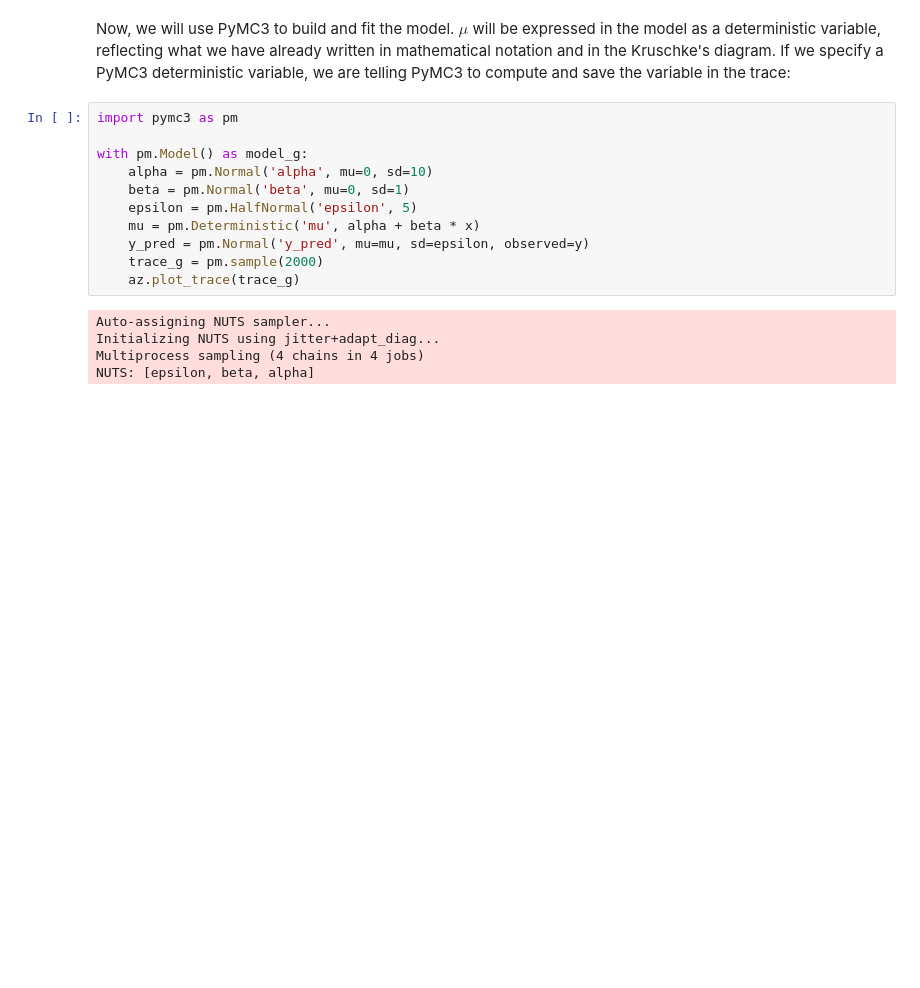
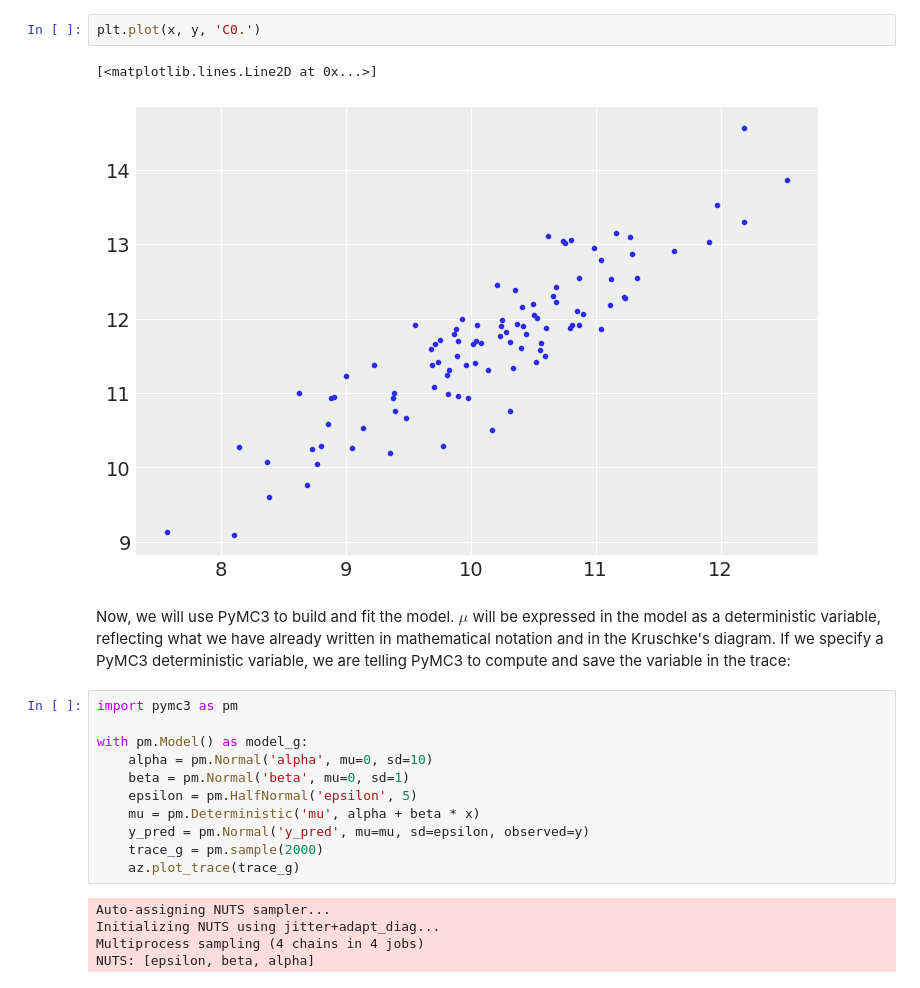
Before and after one commit to carlosds731/BayesianStats, a Jupyter notebook: 2021_03_03.ipynb, the cells around one changed output. Drawn from its saved outputs; the diff is of its cells as text; blank space fills up the shorter version.

```diff
--- a/2021_03_03.ipynb
+++ b/2021_03_03.ipynb
@@ -181,3 +181,8 @@ plt.tight_layout()
+# %%
+plt.plot(x, y, 'C0.')
+# %% [output]
+[<matplotlib.lines.Line2D at 0x...>]
+[figure, added]
 # %% [markdown]
 Now, we will use PyMC3 to build and fit the model. $\mu$ will be expressed in the model as a deterministic
 variable, reflecting what we have already written in mathematical notation and in the
```
Also changed, not shown: parts of 4 cells of this notebook, 14 other files.
